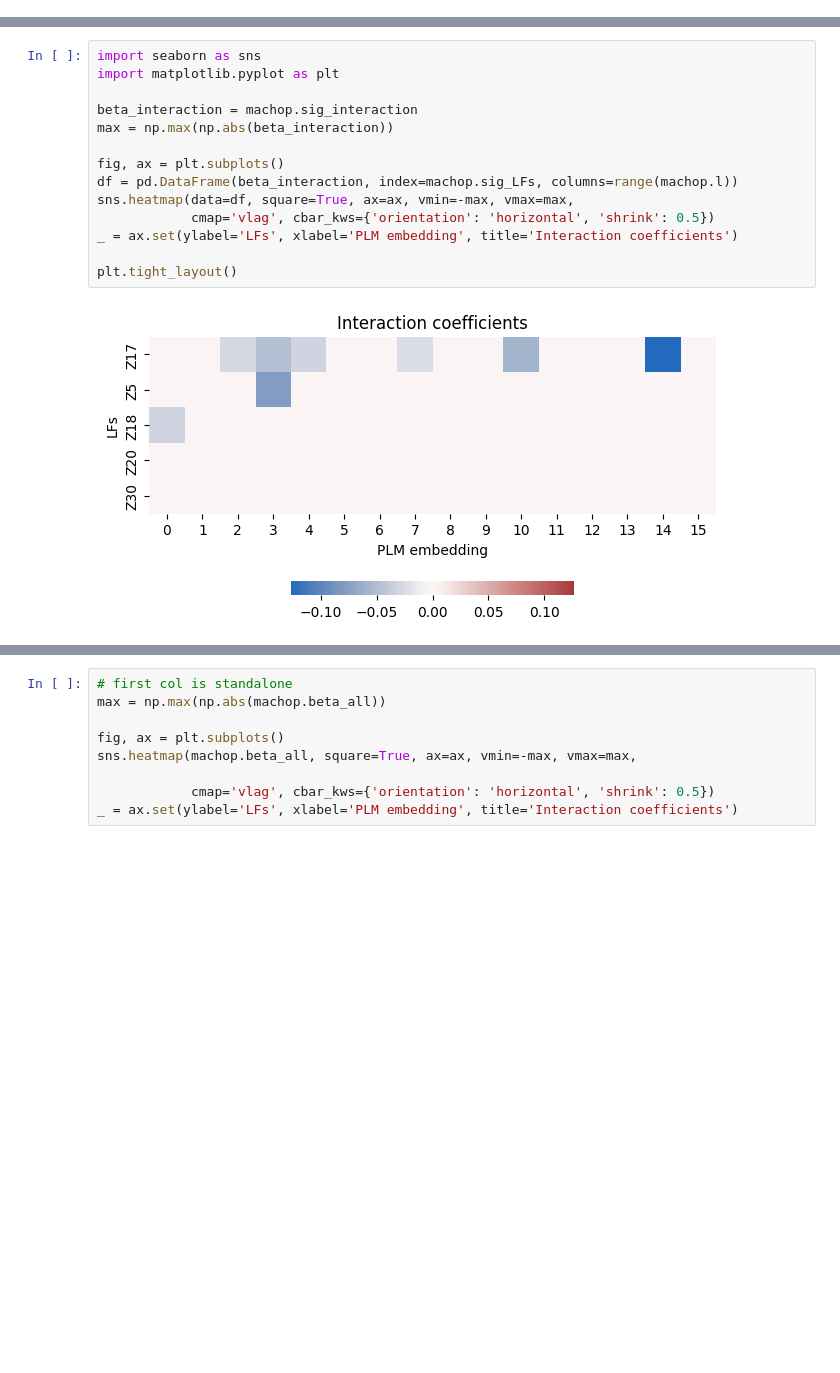
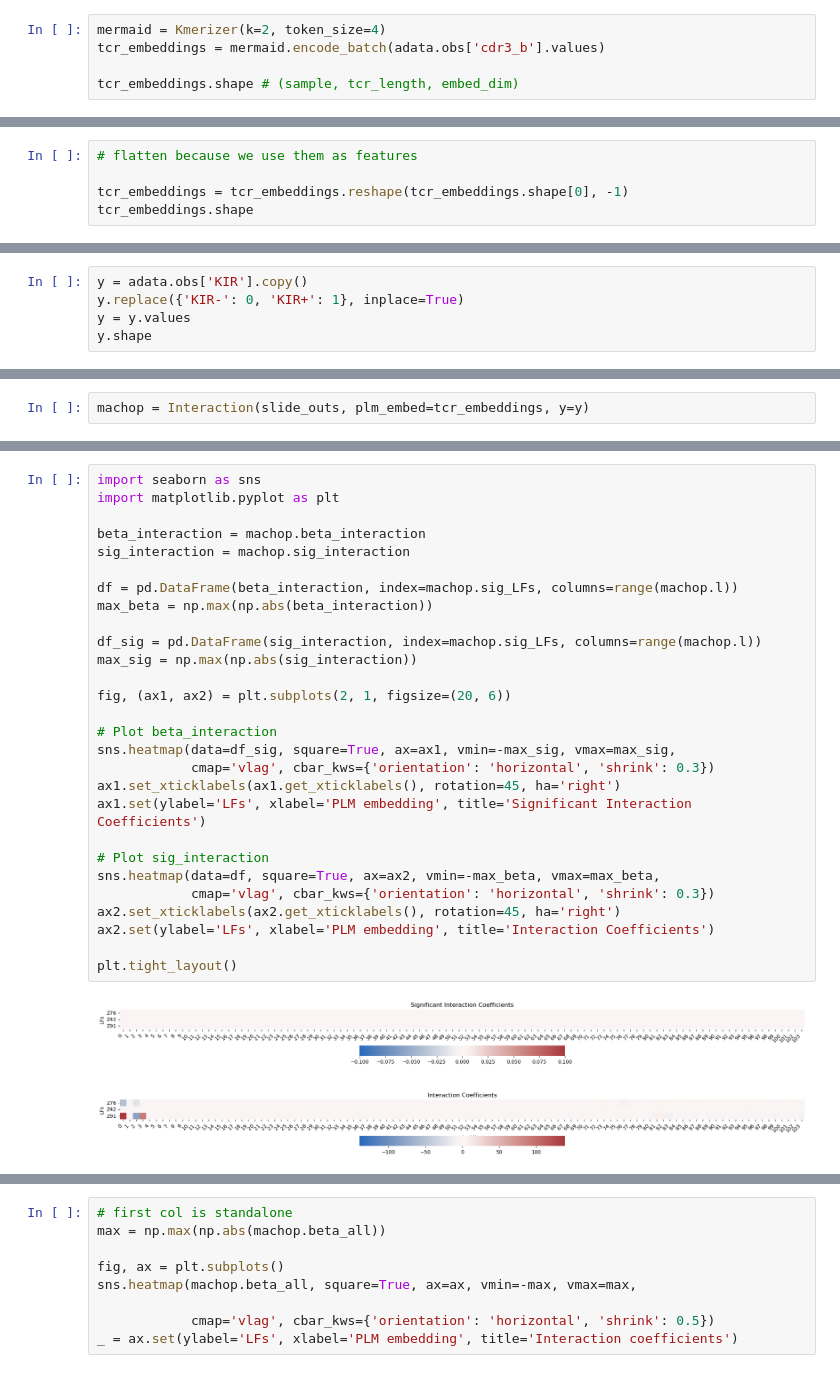
Before and after one commit to alw399/SLIDE_PLM, a Jupyter notebook: notebooks/jing_expansion.ipynb, the cells around one changed output, grey strips where cells are left out. Drawn from its saved outputs; the diff is of its cells as text; blank space fills up the shorter version.

Commit message:
using kmers in interactions

```diff
--- a/notebooks/jing_expansion.ipynb
+++ b/notebooks/jing_expansion.ipynb
@@ -14,0 +26,5 @@ Warning: hardcoded path to y
+# %%
+mermaid = Kmerizer(k=2, token_size=4)
+tcr_embeddings = mermaid.encode_batch(adata.obs['cdr3_b'].values)
+
+tcr_embeddings.shape # (sample, tcr_length, embed_dim)
@@ -14,0 +33,5 @@ Warning: hardcoded path to y
+# %%
+# flatten because we use them as features
+
+tcr_embeddings = tcr_embeddings.reshape(tcr_embeddings.shape[0], -1)
+tcr_embeddings.shape
@@ -14,0 +40,5 @@ Warning: hardcoded path to y
+# %%
+y = adata.obs['KIR'].copy()
+y.replace({'KIR-': 0, 'KIR+': 1}, inplace=True)
+y = y.values
+y.shape
@@ -15,3 +47,5 @@ Warning: hardcoded path to y
+# %%
+machop = Interaction(slide_outs, plm_embed=tcr_embeddings, y=y)
 # %%
 beta_interaction = machop.compute(fdr=0.20)
 beta_interaction.shape
@@ -31,19 +65,33 @@ beta_interaction.shape
 # %%
 import seaborn as sns
 import matplotlib.pyplot as plt
 
-beta_interaction = machop.sig_interaction
-max = np.max(np.abs(beta_interaction))
+beta_interaction = machop.beta_interaction
+sig_interaction = machop.sig_interaction
 
-fig, ax = plt.subplots()
 df = pd.DataFrame(beta_interaction, index=machop.sig_LFs, columns=range(machop.l))
-sns.heatmap(data=df, square=True, ax=ax, vmin=-max, vmax=max,
-            cmap='vlag', cbar_kws={'orientation': 'horizontal', 'shrink': 0.5})
-_ = ax.set(ylabel='LFs', xlabel='PLM embedding', title='Interaction coefficients')
+max_beta = np.max(np.abs(beta_interaction))
+
+df_sig = pd.DataFrame(sig_interaction, index=machop.sig_LFs, columns=range(machop.l))
+max_sig = np.max(np.abs(sig_interaction))
+
+fig, (ax1, ax2) = plt.subplots(2, 1, figsize=(20, 6))
+
+# Plot beta_interaction
+sns.heatmap(data=df_sig, square=True, ax=ax1, vmin=-max_sig, vmax=max_sig,
+            cmap='vlag', cbar_kws={'orientation': 'horizontal', 'shrink': 0.3})
+ax1.set_xticklabels(ax1.get_xticklabels(), rotation=45, ha='right')
+ax1.set(ylabel='LFs', xlabel='PLM embedding', title='Significant Interaction Coefficients')
+
+# Plot sig_interaction
+sns.heatmap(data=df, square=True, ax=ax2, vmin=-max_beta, vmax=max_beta,
+            cmap='vlag', cbar_kws={'orientation': 'horizontal', 'shrink': 0.3})
+ax2.set_xticklabels(ax2.get_xticklabels(), rotation=45, ha='right')
+ax2.set(ylabel='LFs', xlabel='PLM embedding', title='Interaction Coefficients')
 
 plt.tight_layout()
 # %% [output]
-[figure, old version]
+[figure, new version]
 # %%
 from deletion import EmbeddingEvaluator
 
```
Also changed, not shown: parts of 12 cells of this notebook, 2 other files.
